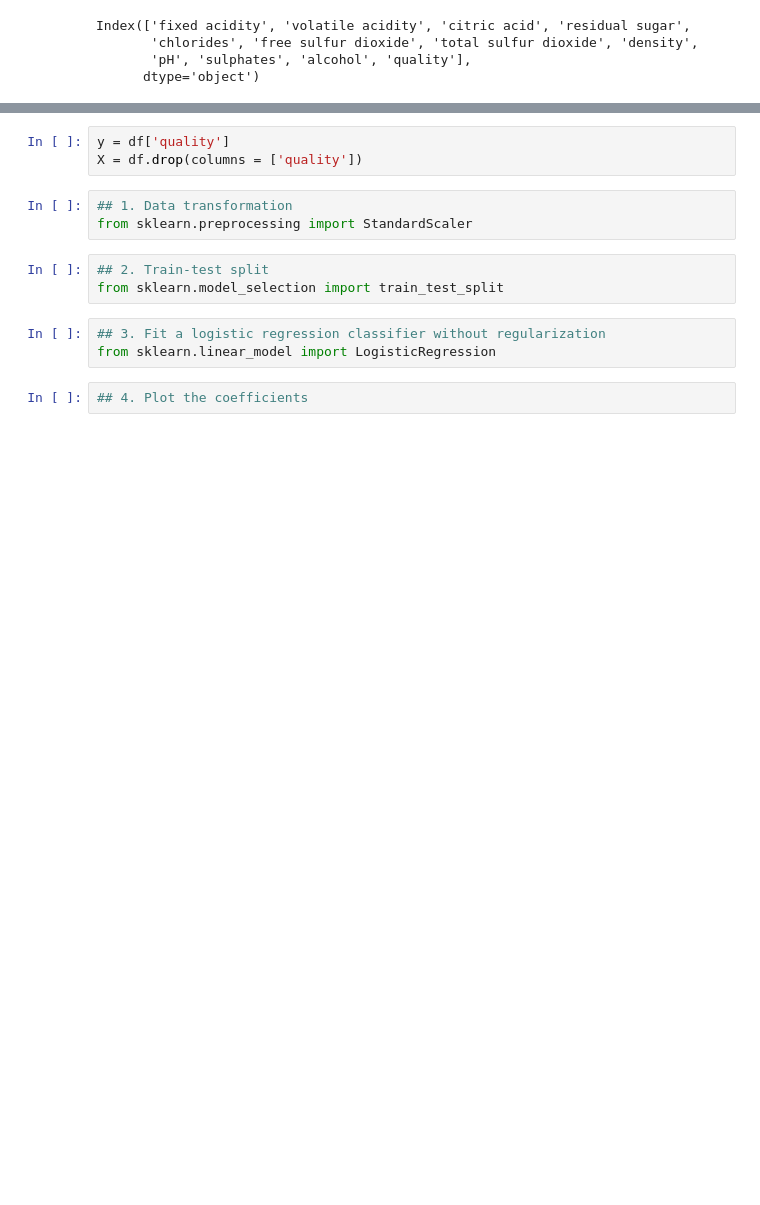
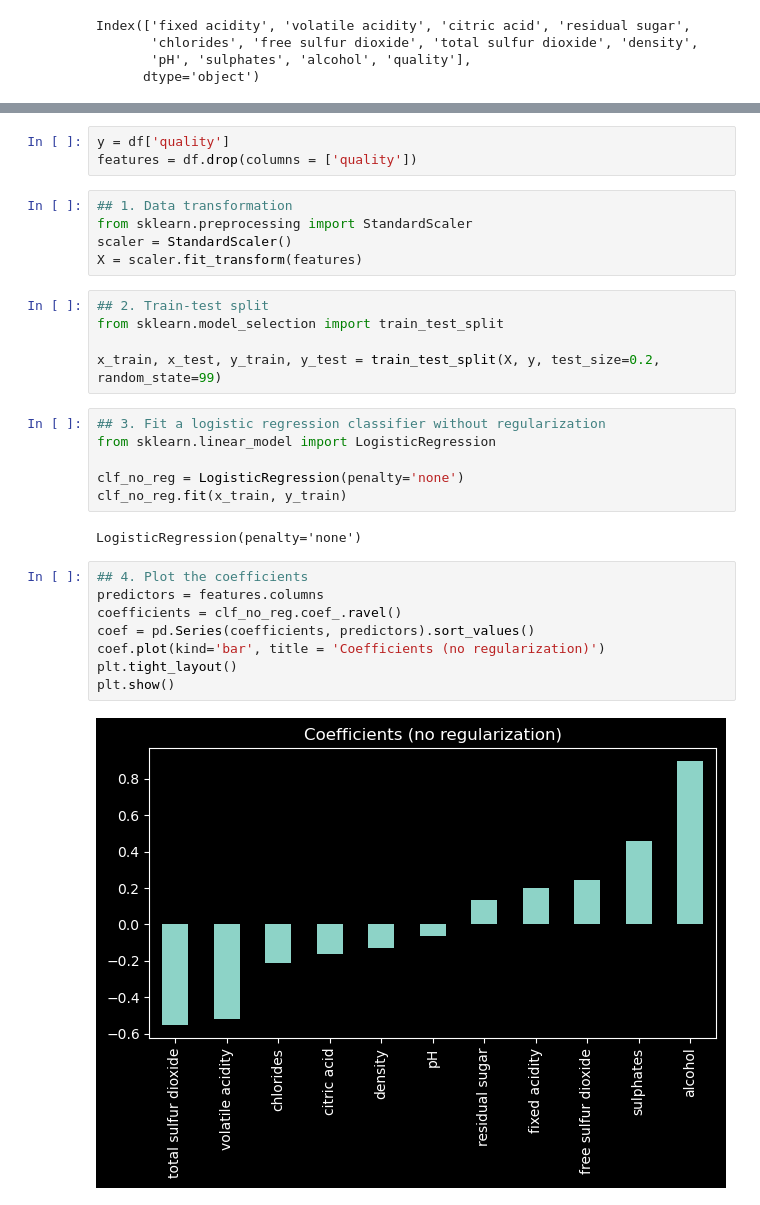
Before and after one commit to awkwardarm/Codecademy-Projects, a Jupyter notebook: Predict Wine Quality with Regularization/Predict Wine Quality with Regularization.ipynb, the cells around one changed output, grey strips where cells are left out. Drawn from its saved outputs; the diff is of its cells as text; blank space fills up the shorter version.

```diff
--- a/Predict Wine Quality with Regularization/Predict Wine Quality with Regularization.ipynb
+++ b/Predict Wine Quality with Regularization/Predict Wine Quality with Regularization.ipynb
@@ -14,17 +30,34 @@ Index(['fixed acidity', 'volatile acidity', 'citric acid', 'residual sugar',
 # %%
 y = df['quality']
-X = df.drop(columns = ['quality'])
+features = df.drop(columns = ['quality'])
 # %%
 ## 1. Data transformation
 from sklearn.preprocessing import StandardScaler
+scaler = StandardScaler()
+X = scaler.fit_transform(features)
 # %%
 ## 2. Train-test split
 from sklearn.model_selection import train_test_split
+
+x_train, x_test, y_train, y_test = train_test_split(X, y, test_size=0.2, random_state=99)
 # %%
 ## 3. Fit a logistic regression classifier without regularization
 from sklearn.linear_model import LogisticRegression
+
+clf_no_reg = LogisticRegression(penalty='none')
+clf_no_reg.fit(x_train, y_train)
+# %% [output]
+LogisticRegression(penalty='none')
-# %%
-## 4. Plot the coefficients
+# %%
+## 4. Plot the coefficients
+predictors = features.columns
+coefficients = clf_no_reg.coef_.ravel()
+coef = pd.Series(coefficients, predictors).sort_values()
+coef.plot(kind='bar', title = 'Coefficients (no regularization)')
+plt.tight_layout()
+plt.show()
+# %% [output]
+[figure, added]
 # %%
 ## 5. Training and test performance
 from sklearn.metrics import f1_score
```
Also changed, not shown: parts of 19 cells of this notebook.
